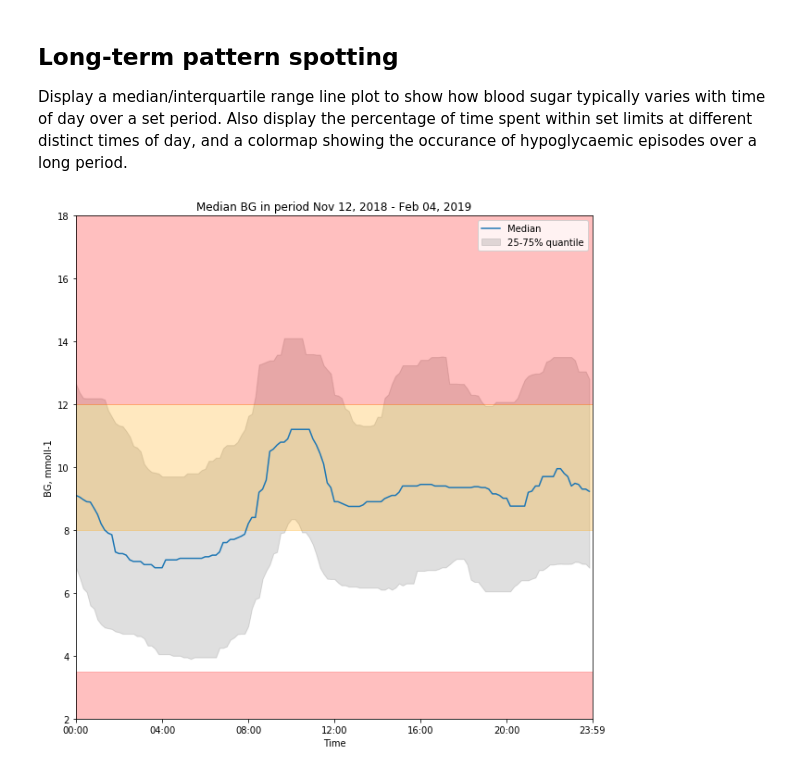
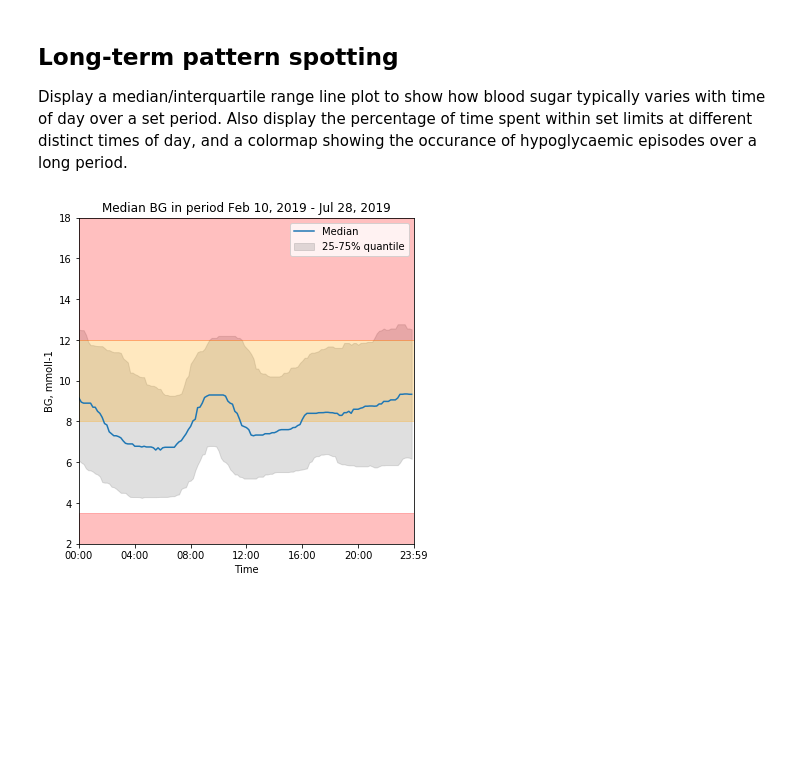
Before and after one commit to dougkelly88/blood-sugar-visualisation, a Jupyter notebook: BG visualisation.ipynb, the cells around one changed output. Saved outputs shown, nothing was run; the diff lists cells and outputs as text; code cells hidden in the pictures; blank space fills up the shorter version.

```diff
--- a/BG visualisation.ipynb
+++ b/BG visualisation.ipynb
@@ -5,13 +5,14 @@ import pandas as pd
 import datetime
 import time
 import math
+import os
 import bghelperfunctions as bg
 from bghelperfunctions import TimeBandTargets
 import scipy.ndimage.measurements as im_meas
 from mpl_toolkits.axes_grid1 import make_axes_locatable
 
 %matplotlib inline
-plt.rcParams['figure.figsize'] = [10, 10]
+plt.rcParams['figure.figsize'] = [3.937, 3.937]
 # %% [markdown]
 ## Data import and munging
 # %%
@@ -65,3 +66,6 @@ df.head()
 # %%
 fig, ax = plt.subplots(1,1,figsize=[10,5])
 bg.plot_daily_BG(df, datetime.date.today(), ax)
+
+bg.add_daily_scatter(df, datetime.date.today(), ax)
+plt.show()
@@ -80,6 +82,7 @@ for didx in range(7):
     axidx = (int(math.floor(didx/2)), didx % 2)
     if date <= datetime.date.today():
         bg.plot_daily_BG(df, date, ax2[axidx])
+        bg.add_daily_scatter(df, date, ax2[axidx])
         ax2[axidx].set_title(date.strftime("%a %b %d, %Y"))
     else:
         ax2[axidx].set_visible(False)
@@ -90,14 +93,35 @@ plt.tight_layout()
+# %%
+outpath = "C:\\Users\\Doug\\Desktop\\BG data\\Visit 29-07-2019"
+for weekidx in range(12):
+    sunday = bg.lastWday(datetime.date.today() - datetime.timedelta(days=weekidx*7), 6)
+
+    fig2, ax2 = plt.subplots(4,2, figsize=[10,10])
+    for didx in range(7):
+        date = sunday + datetime.timedelta(days=didx)
+        axidx = (int(math.floor(didx/2)), didx % 2)
+        if date <= datetime.date.today():
+            bg.plot_daily_BG(df, date, ax2[axidx])
+            bg.add_daily_scatter(df, date, ax2[axidx])
+            ax2[axidx].set_title(date.strftime("%a %b %d, %Y"))
+        else:
+            ax2[axidx].set_visible(False)
+    ax2[-1,1].set_visible(False)
+    plt.tight_layout()
+    fname = sunday.strftime("Week starting %Y-%m-%d.png")
+    plt.savefig(os.path.join(outpath, fname))
 # %% [markdown]
 ## Long-term pattern spotting
 
 Display a median/interquartile range line plot to show how blood sugar typically varies with time of day over a set period. Also display the percentage of time spent within set limits at different distinct times of day, and a colormap showing the occurance of hypoglycaemic episodes over a long period.
 # %%
+# plt.rcParams['figure.figsize'] = [2.95, 2.95] # 7.5 cm high
+plt.rcParams['figure.figsize'] = [6, 6]
 enddate = datetime.date.today()
-startdate = datetime.date.today() - datetime.timedelta(days=28*3)
+startdate = datetime.date.today() - datetime.timedelta(days=28*6)
 # %prun ax = bg.plot_long_term_BG(df, startdate, enddate, time_smoothing_s=600)
 ax = bg.plot_long_term_BG(df, startdate, enddate, time_smoothing_s=600)
 # %% [output]
-[figure, old version]
+[figure, new version]
 # %%
 time_band_targetses = [];
 time_band_targetses.append(TimeBandTargets());
```
Also changed, not shown: parts of 6 cells of this notebook, 1 other file.
